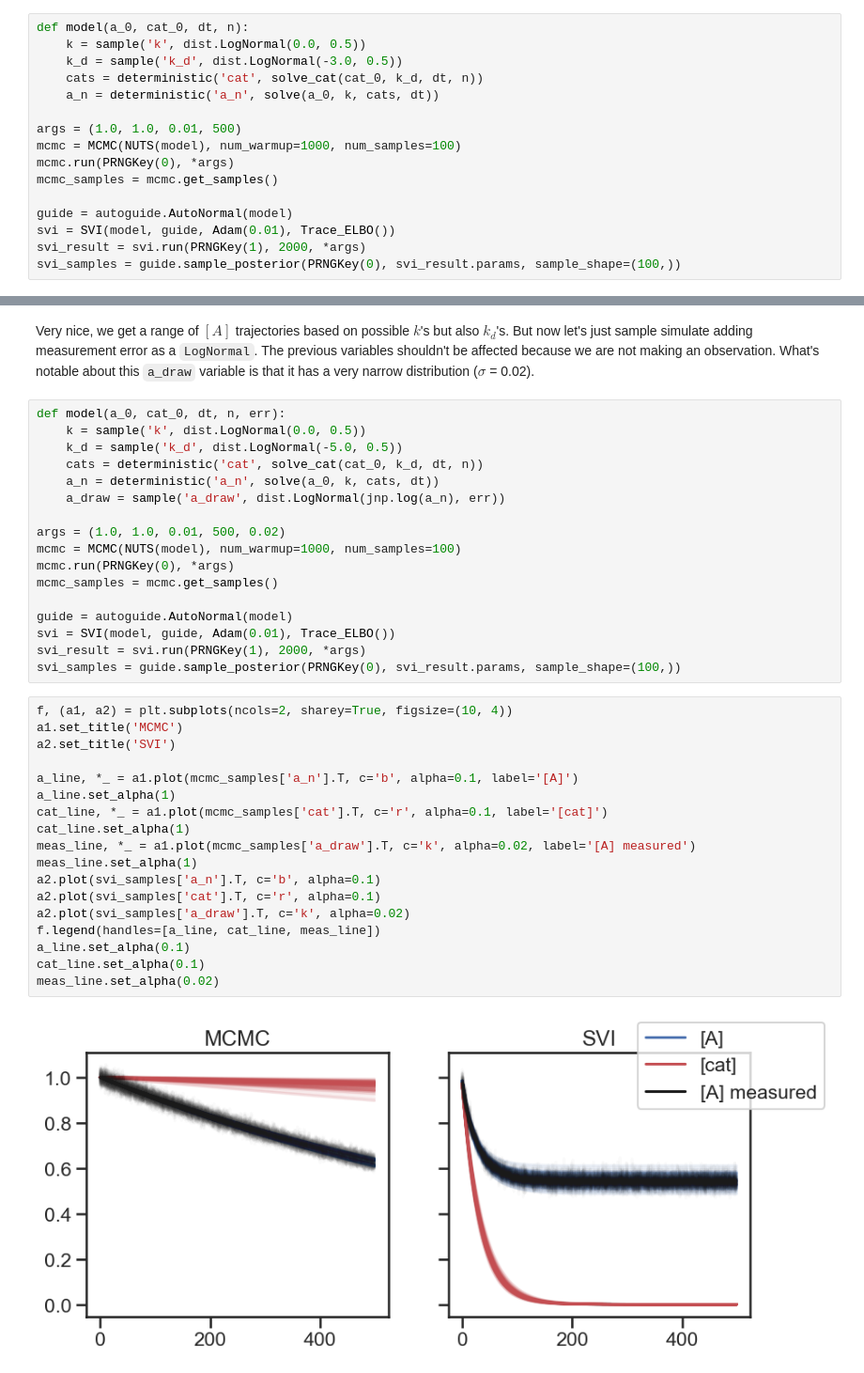
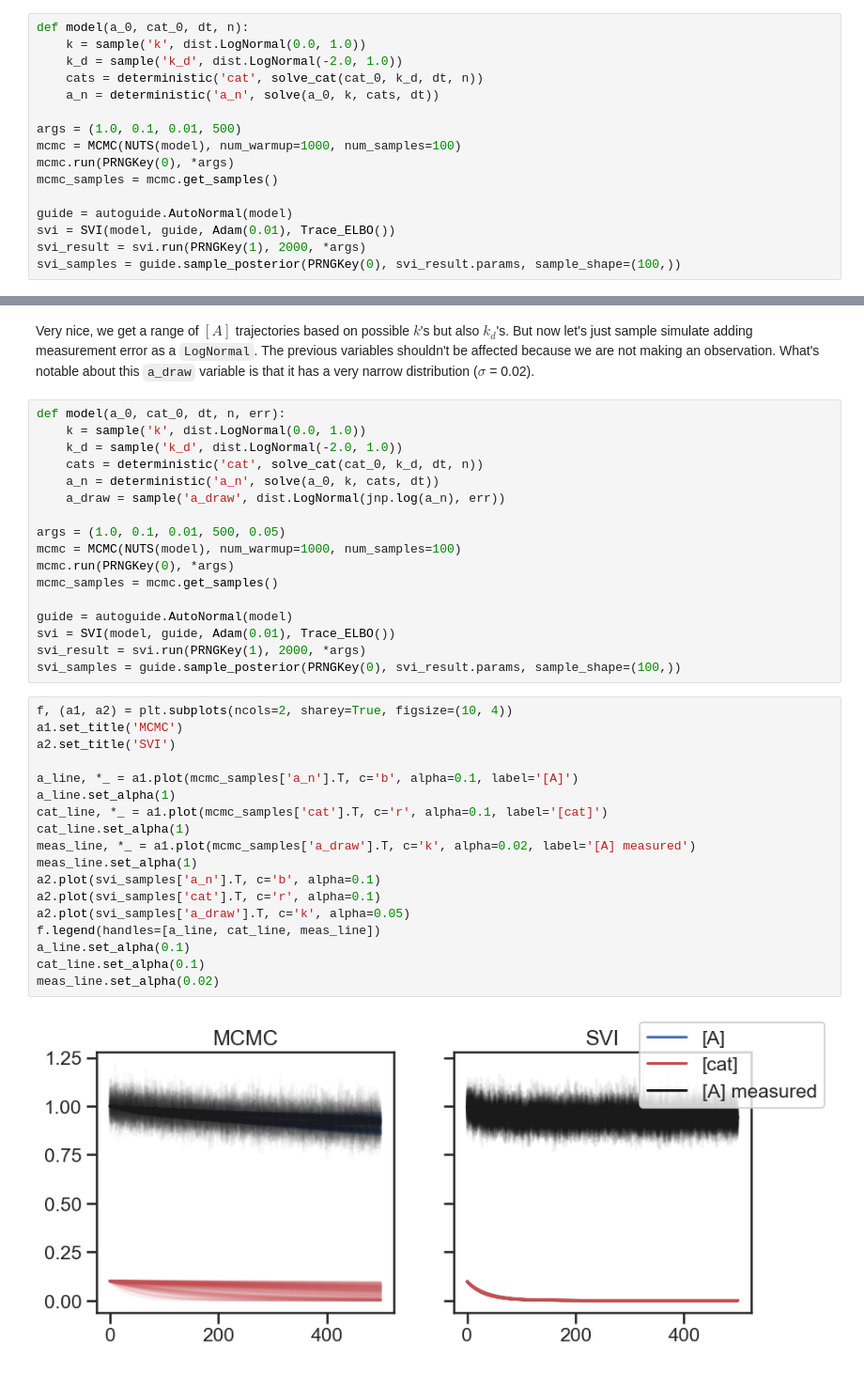
Before and after one commit to hessammehr/hessammehr.github.io, a Jupyter notebook: blog/notebooks/2025-11-26-reparam.ipynb, the cells around one changed output, grey strips where cells are left out. Shown at 94% size. Drawn from its saved outputs; the diff is of its cells as text.

```diff
--- a/blog/notebooks/2025-11-26-reparam.ipynb
+++ b/blog/notebooks/2025-11-26-reparam.ipynb
@@ -40,12 +42,12 @@ plt.plot(solve_cat(1.0, 1.0, 0.02, 1000))
 Now a simple model, first without worrying about measurement error. We'll use both MCMC and SVI.
 # %%
 def model(a_0, cat_0, dt, n):
-    k = sample('k', dist.LogNormal(0.0, 0.5))
-    k_d = sample('k_d', dist.LogNormal(-3.0, 0.5))
+    k = sample('k', dist.LogNormal(0.0, 1.0))
+    k_d = sample('k_d', dist.LogNormal(-2.0, 1.0))
     cats = deterministic('cat', solve_cat(cat_0, k_d, dt, n))
     a_n = deterministic('a_n', solve(a_0, k, cats, dt))
 
-args = (1.0, 1.0, 0.01, 500)
+args = (1.0, 0.1, 0.01, 500)
 mcmc = MCMC(NUTS(model), num_warmup=1000, num_samples=100)
 mcmc.run(PRNGKey(0), *args)
 mcmc_samples = mcmc.get_samples()
@@ -74,13 +76,13 @@ cat_line.set_alpha(0.1)
 Very nice, we get a range of $[A]$ trajectories based on possible $k$'s but also $k_d$'s. But now let's just sample simulate adding measurement error as a `LogNormal`. The previous variables shouldn't be affected because we are not making an observation. What's notable about this `a_draw` variable is that it has a very narrow distribution ($\sigma$ = 0.02).
 # %%
 def model(a_0, cat_0, dt, n, err):
-    k = sample('k', dist.LogNormal(0.0, 0.5))
-    k_d = sample('k_d', dist.LogNormal(-5.0, 0.5))
+    k = sample('k', dist.LogNormal(0.0, 1.0))
+    k_d = sample('k_d', dist.LogNormal(-2.0, 1.0))
     cats = deterministic('cat', solve_cat(cat_0, k_d, dt, n))
     a_n = deterministic('a_n', solve(a_0, k, cats, dt))
     a_draw = sample('a_draw', dist.LogNormal(jnp.log(a_n), err))
 
-args = (1.0, 1.0, 0.01, 500, 0.02)
+args = (1.0, 0.1, 0.01, 500, 0.05)
 mcmc = MCMC(NUTS(model), num_warmup=1000, num_samples=100)
 mcmc.run(PRNGKey(0), *args)
 mcmc_samples = mcmc.get_samples()
@@ -92,21 +94,21 @@ svi_samples = guide.sample_posterior(PRNGKey(0), svi_result.params, sample_shape
 # %%
 f, (a1, a2) = plt.subplots(ncols=2, sharey=True, figsize=(10, 4))
 a1.set_title('MCMC')
 a2.set_title('SVI')
 
 a_line, *_ = a1.plot(mcmc_samples['a_n'].T, c='b', alpha=0.1, label='[A]')
 a_line.set_alpha(1)
 cat_line, *_ = a1.plot(mcmc_samples['cat'].T, c='r', alpha=0.1, label='[cat]')
 cat_line.set_alpha(1)
 meas_line, *_ = a1.plot(mcmc_samples['a_draw'].T, c='k', alpha=0.02, label='[A] measured')
 meas_line.set_alpha(1)
 a2.plot(svi_samples['a_n'].T, c='b', alpha=0.1)
 a2.plot(svi_samples['cat'].T, c='r', alpha=0.1)
-a2.plot(svi_samples['a_draw'].T, c='k', alpha=0.02)
+a2.plot(svi_samples['a_draw'].T, c='k', alpha=0.05)
 f.legend(handles=[a_line, cat_line, meas_line])
 a_line.set_alpha(0.1)
 cat_line.set_alpha(0.1)
 meas_line.set_alpha(0.02)
 # %% [output]
-[figure, old version]
+[figure, new version]
 # %% [markdown]
```
Also changed, not shown: parts of 24 cells of this notebook, 12 other files.
